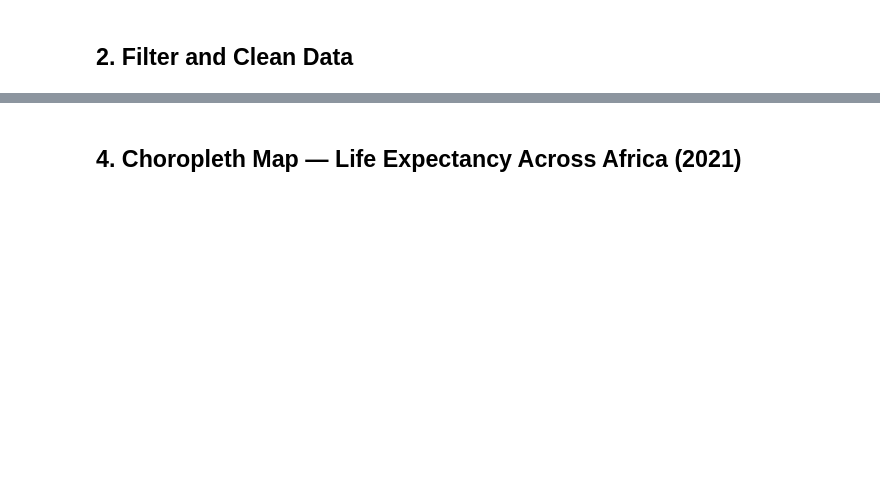
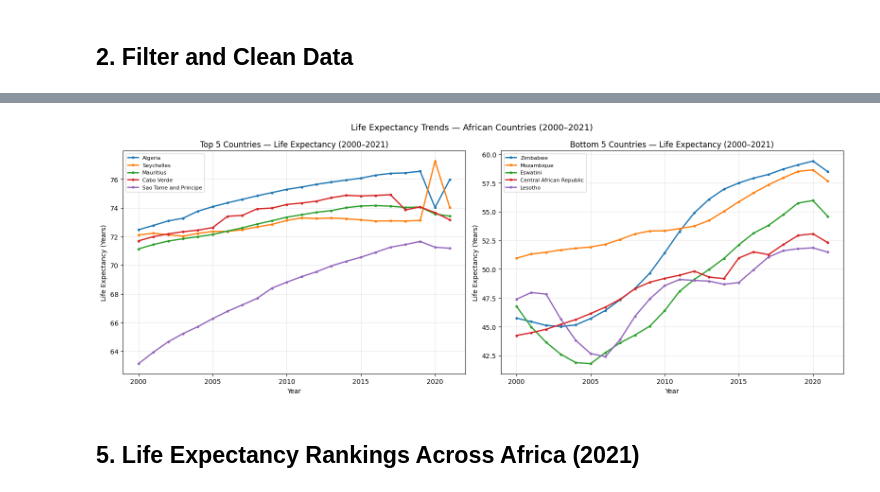
Before and after one commit to akbempah1/africa-disease-burden-analysis, a Jupyter notebook: africa_disease_burden.ipynb, the cells around one changed output, grey strips where cells are left out. Drawn from its saved outputs; the diff is of its cells as text; code cells hidden in the pictures; blank space fills up the shorter version.

```diff
--- a/africa_disease_burden.ipynb
+++ b/africa_disease_burden.ipynb
@@ -91,0 +87,12 @@ Year range: 2000 to 2021
+# %%
+latest_2021 = df_combined[df_combined['Year'] == 2021].sort_values(
+    'Life_Expectancy', ascending=False)
+
+print("Top 10 countries by Life Expectancy (2021):")
+print(latest_2021[['Country_Name','Life_Expectancy','Under5_Mortality']].head(10).round(1).to_string())
+
+print("\nBottom 10 countries by Life Expectancy (2021):")
+print(latest_2021[['Country_Name','Life_Expectancy','Under5_Mortality']].tail(10).round(1).to_string())
+
+print(f"\nAfrica average life expectancy (2021): {latest_2021['Life_Expectancy'].mean():.1f} years")
+print(f"Africa average under-5 mortality (2021): {latest_2021['Under5_Mortality'].mean():.1f} per 1,000")
@@ -134,2 +119,45 @@ Bottom 5 countries (2021):
+# %%
+top5 = latest_2021.head(5)['Country_Code'].tolist()
+bottom5 = latest_2021.tail(5)['Country_Code'].tolist()
+highlight = top5 + bottom5
+
+df_highlight = df_combined[df_combined['Country_Code'].isin(highlight)]
+
+fig, axes = plt.subplots(1, 2, figsize=(16, 6))
+
+# top 5
+for code in top5:
+    country_data = df_highlight[df_highlight['Country_Code'] == code]
+    name = country_data['Country_Name'].iloc[0]
+    axes[0].plot(country_data['Year'], country_data['Life_Expectancy'],
+                 marker='o', markersize=3, label=name, linewidth=2)
+axes[0].set_title('Top 5 Countries — Life Expectancy (2000–2021)')
+axes[0].set_xlabel('Year')
+axes[0].set_ylabel('Life Expectancy (Years)')
+axes[0].legend(fontsize=8)
+axes[0].grid(alpha=0.3)
+
+# bottom 5
+for code in bottom5:
+    country_data = df_highlight[df_highlight['Country_Code'] == code]
+    name = country_data['Country_Name'].iloc[0]
+    axes[1].plot(country_data['Year'], country_data['Life_Expectancy'],
+                 marker='o', markersize=3, label=name, linewidth=2)
+axes[1].set_title('Bottom 5 Countries — Life Expectancy (2000–2021)')
+axes[1].set_xlabel('Year')
+axes[1].set_ylabel('Life Expectancy (Years)')
+axes[1].legend(fontsize=8)
+axes[1].grid(alpha=0.3)
+
+plt.suptitle('Life Expectancy Trends — African Countries (2000–2021)', fontsize=13)
+plt.tight_layout()
+plt.savefig('chart1_trends.png', dpi=150, bbox_inches='tight')
+plt.show()
+
+# Insight: North African and island nations lead life expectancy (73-76 years).
+# Southern African countries show dramatic improvement post-2005
+# reflecting HIV/AIDS antiretroviral treatment scale-up.
+# %% [output]
+[figure, added]
 # %% [markdown]
-## 4. Choropleth Map — Life Expectancy Across Africa (2021)
+## 5. Life Expectancy Rankings Across Africa (2021)
```
Also changed, not shown: parts of 19 cells of this notebook.
